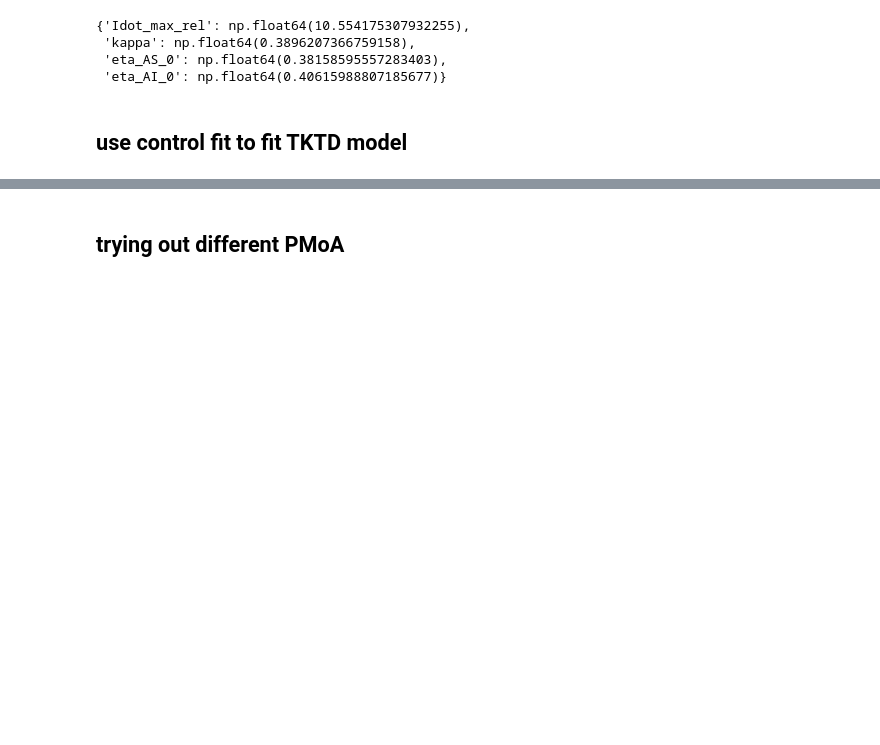
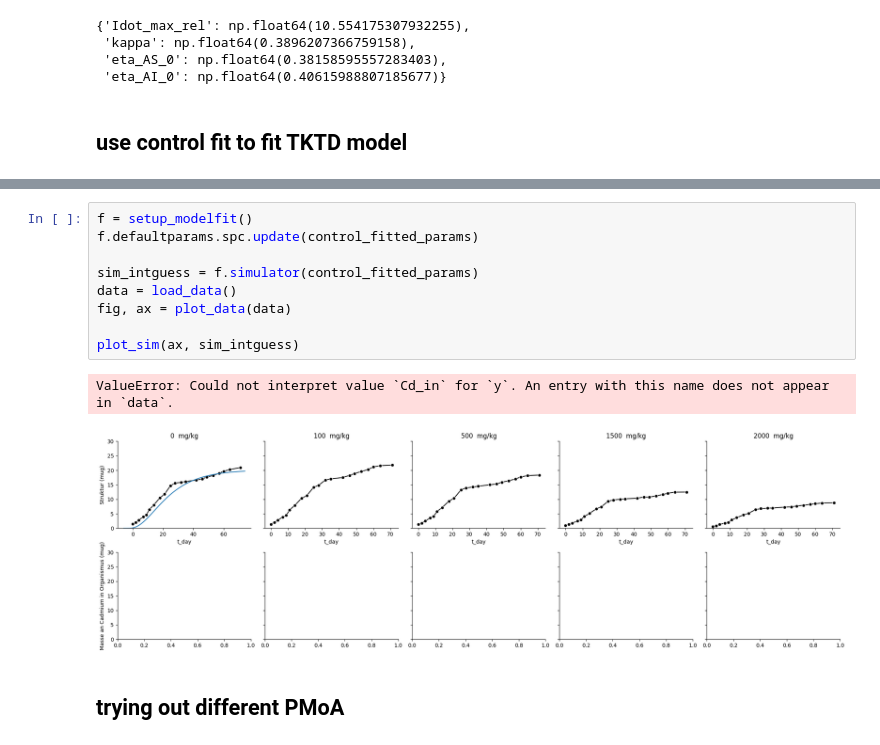
Before and after one commit to fzeitner/mempyDEB, a Jupyter notebook: folsomia_project/folsomia_cadmium_project.ipynb, the cells around one changed output, grey strips where cells are left out. Drawn from its saved outputs; the diff is of its cells as text; blank space fills up the shorter version.

```diff
--- a/folsomia_project/folsomia_cadmium_project.ipynb
+++ b/folsomia_project/folsomia_cadmium_project.ipynb
@@ -195,3 +192,15 @@ fig, ax = plot_data(data)
+# %%
+f = setup_modelfit()
+f.defaultparams.spc.update(control_fitted_params)
+
+sim_intguess = f.simulator(control_fitted_params)
+data = load_data()
+fig, ax = plot_data(data)
+
+plot_sim(ax, sim_intguess)
+# %% [output]
+ValueError: Could not interpret value `Cd_in` for `y`. An entry with this name does not appear in `data`.
+[figure, added]
 # %% [markdown]
 ## trying out different PMoA
 # %% [markdown]
```
Also changed, not shown: parts of 2 cells of this notebook, 3 other files.
